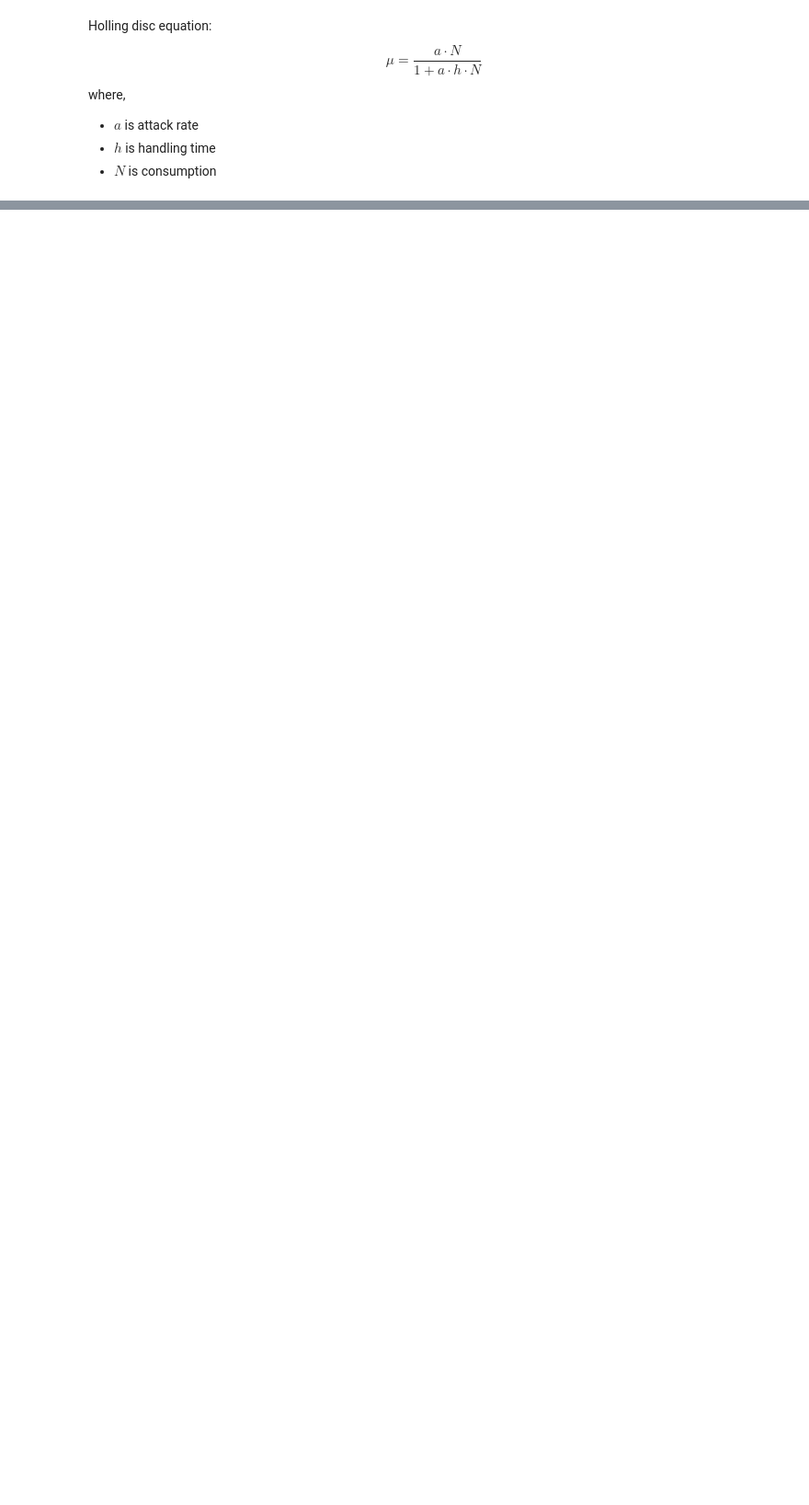
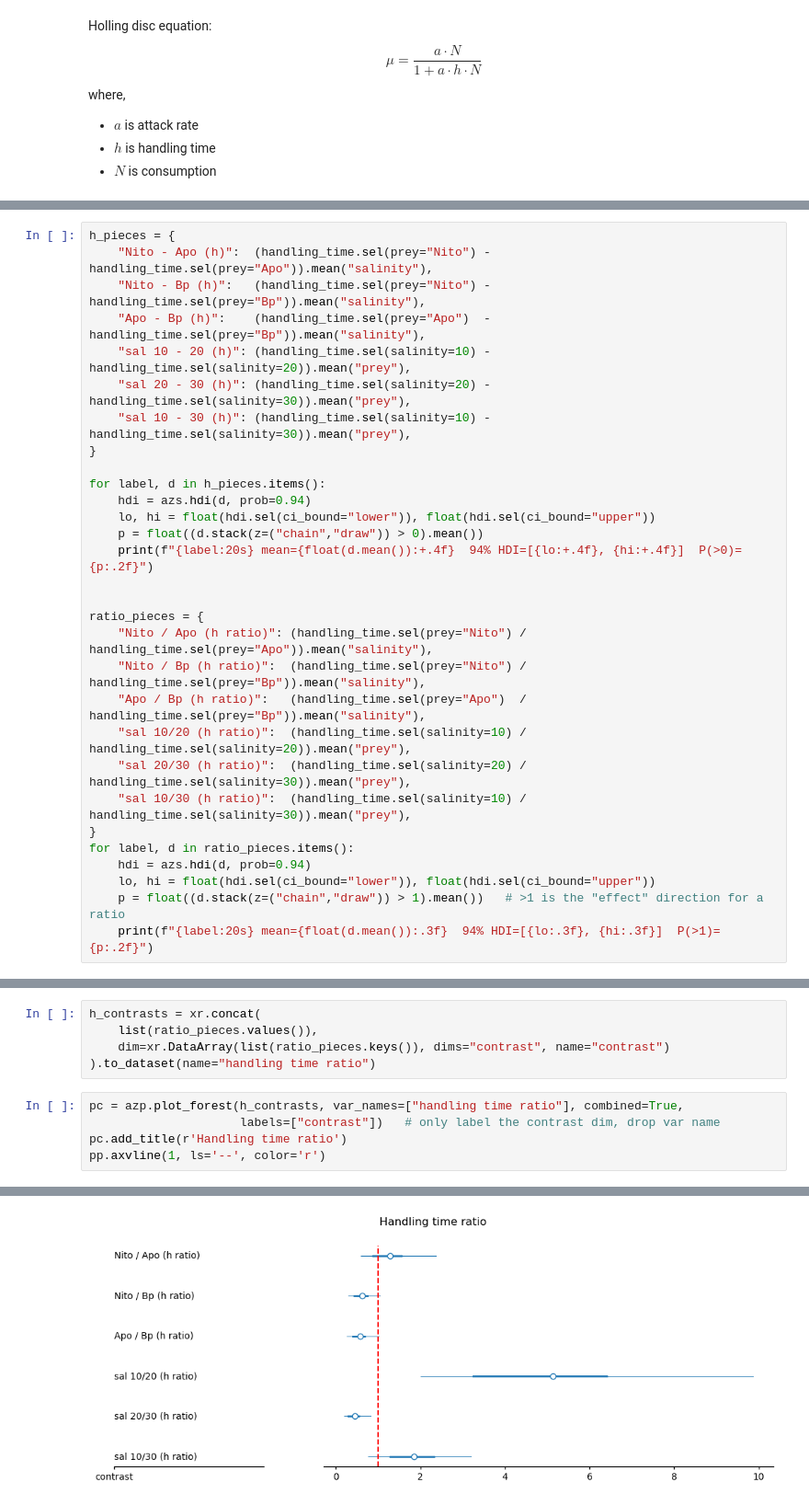
Before and after one commit to erdemkarakoylu/nandini_et_al, a Jupyter notebook: notebooks/01_modeling.ipynb, the cells around one changed output, grey strips where cells are left out. Shown at 92% size. Drawn from its saved outputs; the diff is of its cells as text; blank space fills up the shorter version.

```diff
--- a/notebooks/01_modeling.ipynb
+++ b/notebooks/01_modeling.ipynb
@@ -127,0 +525,30 @@ fr_model.to_graphviz()
+# %%
+h_pieces = {
+    "Nito - Apo (h)":  (handling_time.sel(prey="Nito") - handling_time.sel(prey="Apo")).mean("salinity"),
+    "Nito - Bp (h)":   (handling_time.sel(prey="Nito") - handling_time.sel(prey="Bp")).mean("salinity"),
+    "Apo - Bp (h)":    (handling_time.sel(prey="Apo")  - handling_time.sel(prey="Bp")).mean("salinity"),
+    "sal 10 - 20 (h)": (handling_time.sel(salinity=10) - handling_time.sel(salinity=20)).mean("prey"),
+    "sal 20 - 30 (h)": (handling_time.sel(salinity=20) - handling_time.sel(salinity=30)).mean("prey"),
+    "sal 10 - 30 (h)": (handling_time.sel(salinity=10) - handling_time.sel(salinity=30)).mean("prey"),
+}
+
+for label, d in h_pieces.items():
+    hdi = azs.hdi(d, prob=0.94)
+    lo, hi = float(hdi.sel(ci_bound="lower")), float(hdi.sel(ci_bound="upper"))
+    p = float((d.stack(z=("chain","draw")) > 0).mean())
+    print(f"{label:20s} mean={float(d.mean()):+.4f}  94% HDI=[{lo:+.4f}, {hi:+.4f}]  P(>0)={p:.2f}")
+
+
+ratio_pieces = {
+    "Nito / Apo (h ratio)": (handling_time.sel(prey="Nito") / handling_time.sel(prey="Apo")).mean("salinity"),
+    "Nito / Bp (h ratio)":  (handling_time.sel(prey="Nito") / handling_time.sel(prey="Bp")).mean("salinity"),
+    "Apo / Bp (h ratio)":   (handling_time.sel(prey="Apo")  / handling_time.sel(prey="Bp")).mean("salinity"),
+    "sal 10/20 (h ratio)":  (handling_time.sel(salinity=10) / handling_time.sel(salinity=20)).mean("prey"),
+    "sal 20/30 (h ratio)":  (handling_time.sel(salinity=20) / handling_time.sel(salinity=30)).mean("prey"),
+    "sal 10/30 (h ratio)":  (handling_time.sel(salinity=10) / handling_time.sel(salinity=30)).mean("prey"),
+}
+for label, d in ratio_pieces.items():
+    hdi = azs.hdi(d, prob=0.94)
+    lo, hi = float(hdi.sel(ci_bound="lower")), float(hdi.sel(ci_bound="upper"))
+    p = float((d.stack(z=("chain","draw")) > 1).mean())   # >1 is the "effect" direction for a ratio
+    print(f"{label:20s} mean={float(d.mean()):.3f}  94% HDI=[{lo:.3f}, {hi:.3f}]  P(>1)={p:.2f}")
@@ -127,0 +568,11 @@ fr_model.to_graphviz()
+# %%
+h_contrasts = xr.concat(
+    list(ratio_pieces.values()),
+    dim=xr.DataArray(list(ratio_pieces.keys()), dims="contrast", name="contrast")
+).to_dataset(name="handling time ratio")
+# %%
+pc = azp.plot_forest(h_contrasts, var_names=["handling time ratio"], combined=True,
+                     labels=["contrast"])   # only label the contrast dim, drop var name
+pc.add_title(r'Handling time ratio')
+pp.axvline(1, ls='--', color='r')
+# %% [output]
@@ -127,0 +580 @@ fr_model.to_graphviz()
+[figure, added]
```
Also changed, not shown: parts of 31 cells of this notebook, 8 other files.
